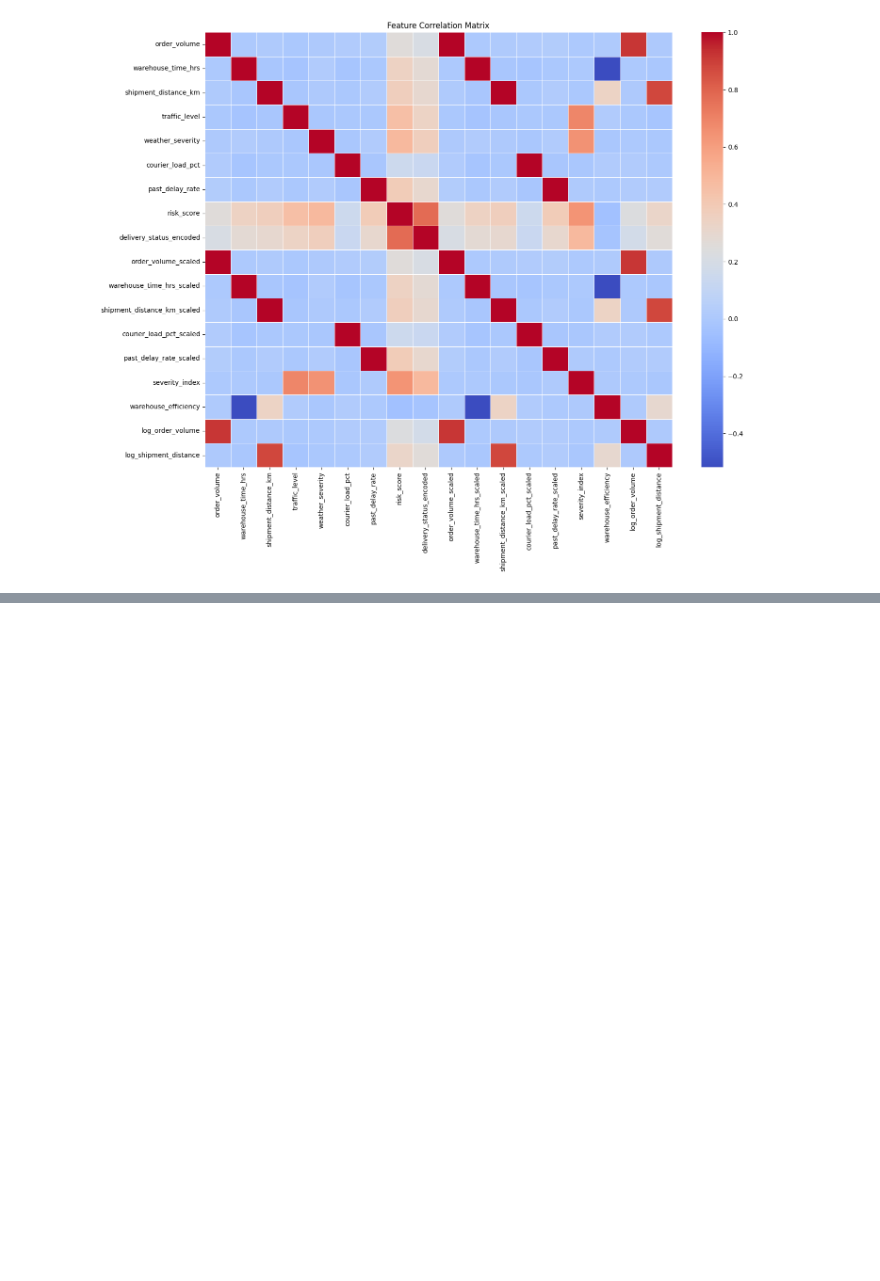
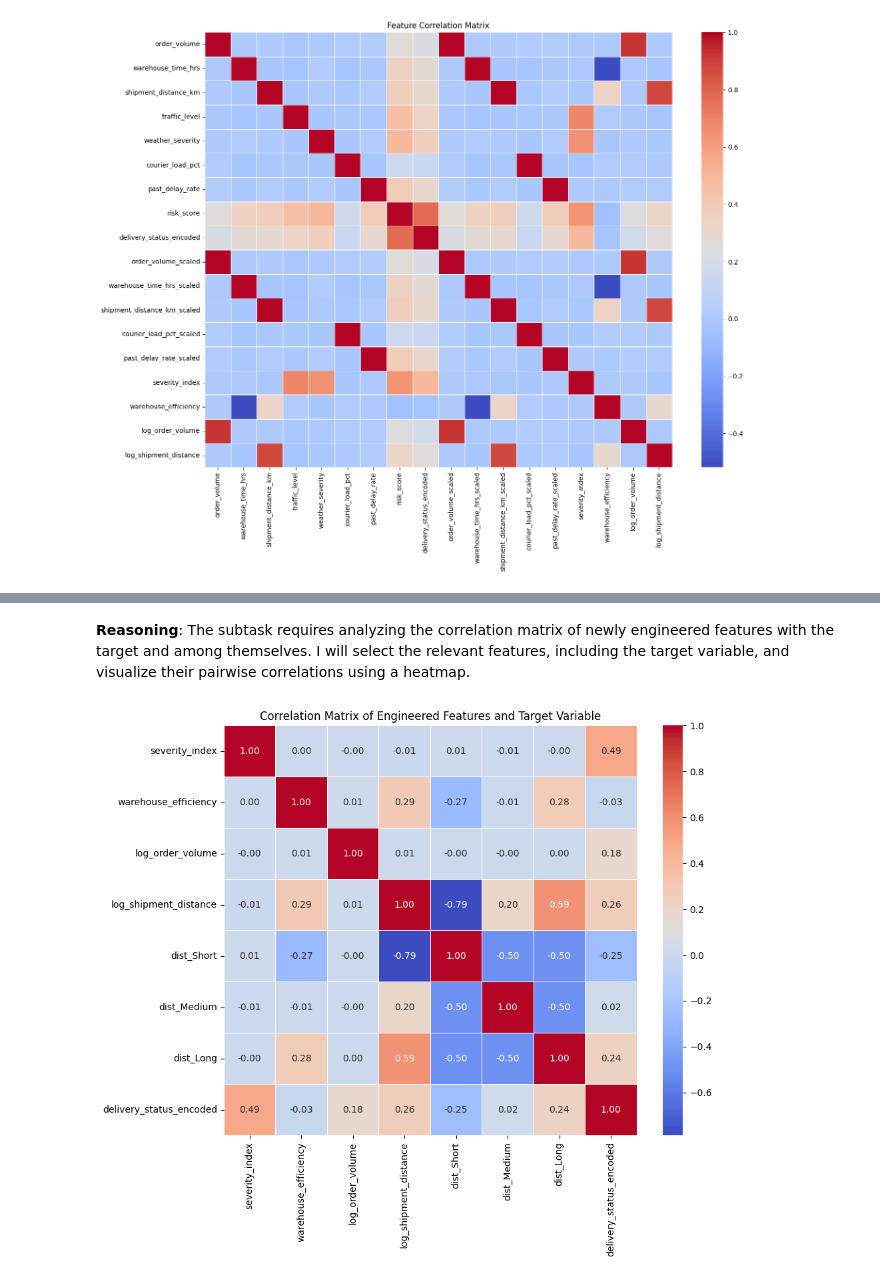
Before and after one commit to Daksh-Aggarwal/Amazon-Supply-Chain-Intelligence-ML-Project, a Jupyter notebook: notebooks/2_preprocessing.ipynb, the cells around one changed output, grey strips where cells are left out. Cells and saved outputs as stored; diff of their text form; code cells hidden in the pictures; blank space fills up the shorter version.

```diff
--- a/notebooks/2_preprocessing.ipynb
+++ b/notebooks/2_preprocessing.ipynb
@@ -166,0 +350,28 @@ Data saved to ../data/processed/processed_delivery_data.csv
+# %% [markdown]
+**Reasoning**:
+The subtask requires analyzing the correlation matrix of newly engineered features with the target and among themselves. I will select the relevant features, including the target variable, and visualize their pairwise correlations using a heatmap.
+# %%
+engineered_features = [
+    'severity_index',
+    'warehouse_efficiency',
+    'log_order_volume',
+    'log_shipment_distance',
+    'dist_Short',
+    'dist_Medium',
+    'dist_Long',
+    'delivery_status_encoded' # Target variable
+]
+
+# Create a subset DataFrame with only the relevant features
+correlation_df = df[engineered_features]
+
+# Calculate the correlation matrix
+corr_matrix = correlation_df.corr()
+
+# Plot the correlation matrix
+plt.figure(figsize=(10, 8))
+sns.heatmap(corr_matrix, annot=True, cmap='coolwarm', fmt='.2f', linewidths=0.5)
+plt.title('Correlation Matrix of Engineered Features and Target Variable')
+plt.show()
+# %% [output]
+[figure, added]
```
Also changed, not shown: parts of 27 cells of this notebook, 1 other file.
